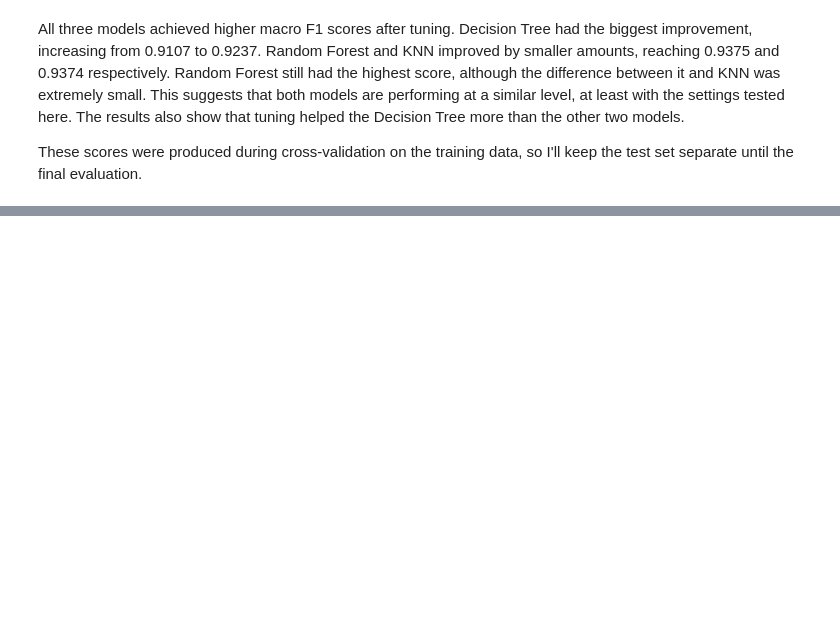
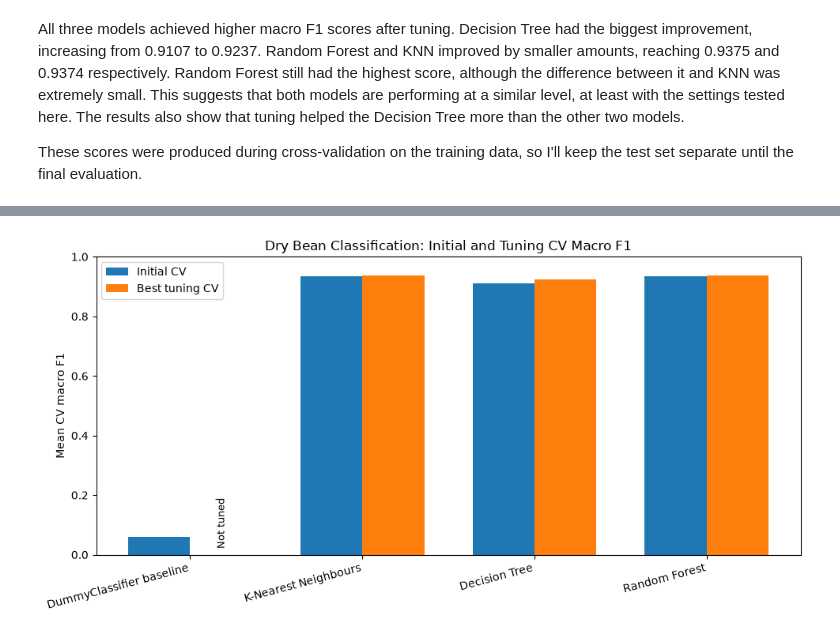
Before and after one commit to cliodhnarv/dry-bean-ml-classification, a Jupyter notebook: notebooks/01_data_audit_and_baseline.ipynb, the cells around one changed output, grey strips where cells are left out. Drawn from its saved outputs; the diff is of its cells as text; code cells hidden in the pictures; blank space fills up the shorter version.

Commit message:
Adding model performance comparison and visualisation

```diff
--- a/notebooks/01_data_audit_and_baseline.ipynb
+++ b/notebooks/01_data_audit_and_baseline.ipynb
@@ -627,0 +674,31 @@ These scores were produced during cross-validation on the training data, so I'll
+# %%
+model_positions = np.arange(len(combined_results))
+bar_width = 0.36
+has_tuning_result = combined_results["Best tuning CV macro F1"].notna()
+
+fig, ax = plt.subplots(figsize=(10, 5))
+ax.bar(
+    model_positions - bar_width / 2,
+    combined_results["Initial CV macro F1"],
+    width=bar_width,
+    label="Initial CV"
+)
+ax.bar(
+    model_positions[has_tuning_result] + bar_width / 2,
+    combined_results.loc[has_tuning_result, "Best tuning CV macro F1"],
+    width=bar_width,
+    label="Best tuning CV"
+)
+ax.text(
+    model_positions[0] + bar_width / 2, 0.02, "Not tuned",
+    rotation=90, ha="center", va="bottom", fontsize=9
+)
+ax.set_title("Dry Bean Classification: Initial and Tuning CV Macro F1")
+ax.set_ylabel("Mean CV macro F1")
+ax.set_xticks(model_positions, combined_results["Model"], rotation=15, ha="right")
+ax.set_ylim(0, 1)
+ax.legend()
+plt.tight_layout()
+plt.show()
+# %% [output]
+[figure, added]
```
Also changed, not shown: parts of 3 cells of this notebook.
